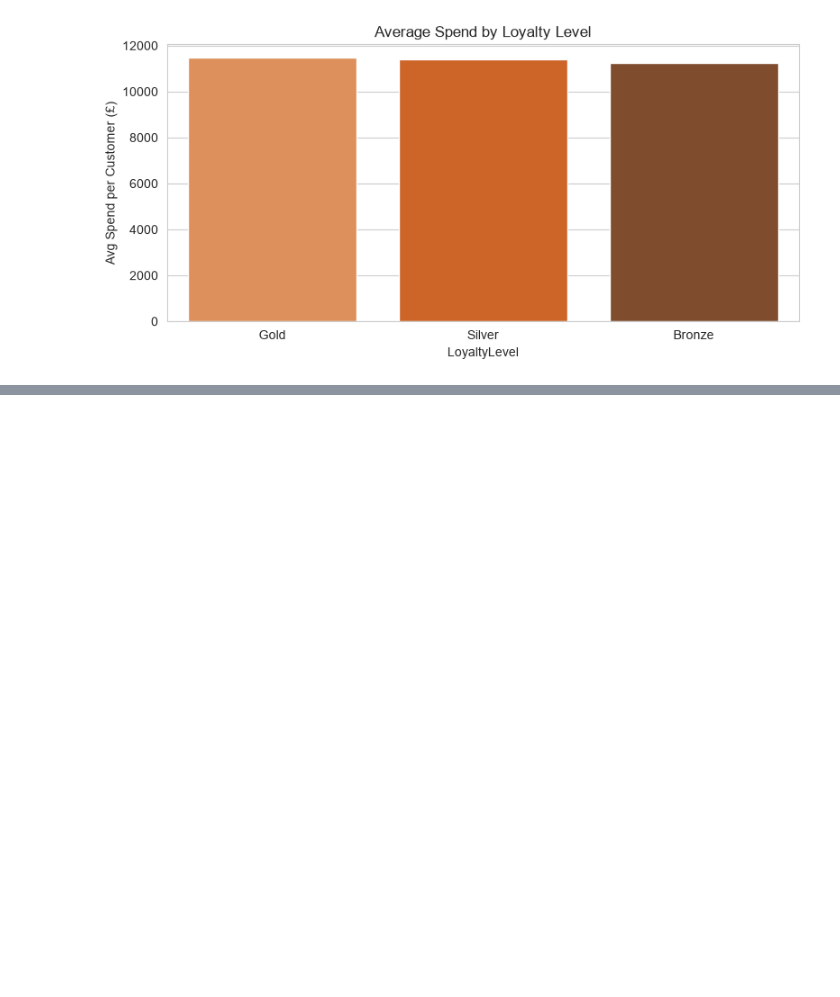
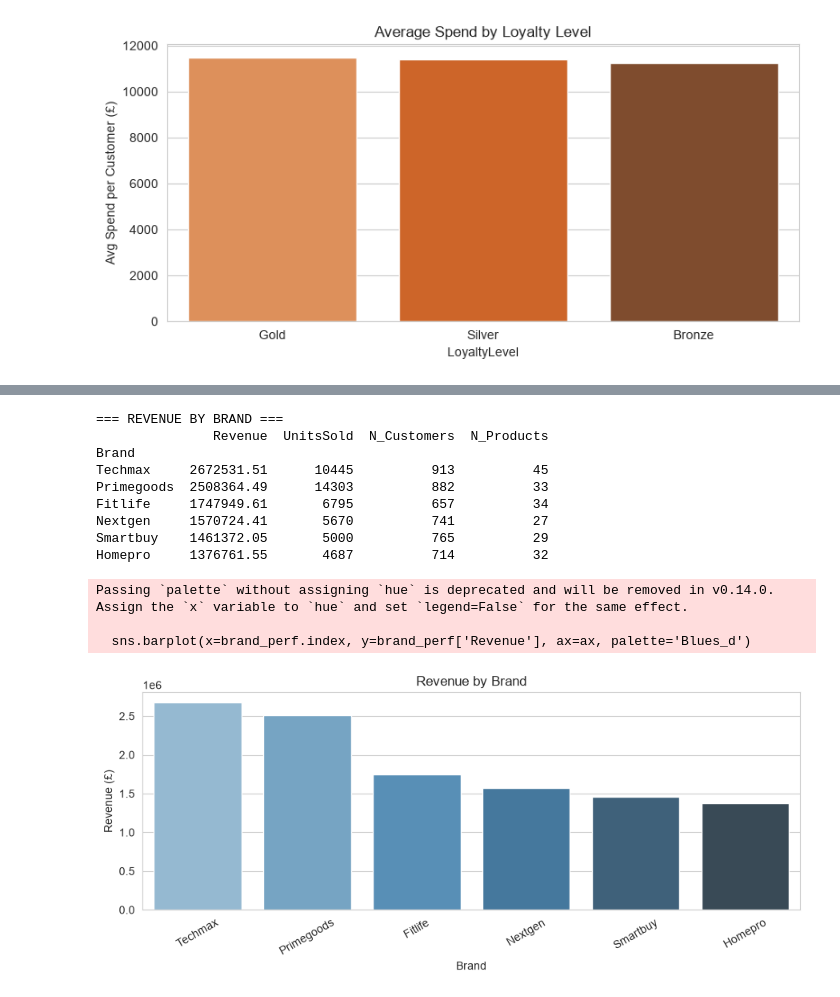
Before and after one commit to kieronisME/Research-Analytics-CA, a Jupyter notebook: Task02.ipynb, the cells around one changed output, grey strips where cells are left out. Saved outputs shown, nothing was run; the diff lists cells and outputs as text; code cells hidden in the pictures; blank space fills up the shorter version.

```diff
--- a/Task02.ipynb
+++ b/Task02.ipynb
@@ -270,0 +350,30 @@ Passing `palette` without assigning `hue` is deprecated and will be removed in v
+# %%
+brand_perf = (tx_full.groupby('Brand')
+    .agg(Revenue=('Spend','sum'),
+         UnitsSold=('PurchaseCount','sum'),
+         N_Customers=('CustomerID','nunique'),
+         N_Products=('ProductID','nunique'))
+    .round(2).sort_values('Revenue', ascending=False))
+
+print("=== REVENUE BY BRAND ===")
+print(brand_perf)
+
+fig, ax = plt.subplots(figsize=(9,4))
+sns.barplot(x=brand_perf.index, y=brand_perf['Revenue'], ax=ax, palette='Blues_d')
+ax.set_title('Revenue by Brand'); ax.set_ylabel('Revenue (£)')
+plt.xticks(rotation=30)
+plt.tight_layout(); plt.show()
+# %% [output]
+=== REVENUE BY BRAND ===
+               Revenue  UnitsSold  N_Customers  N_Products
+Brand
+Techmax     2672531.51      10445          913          45
+Primegoods  2508364.49      14303          882          33
+Fitlife     1747949.61       6795          657          34
+Nextgen     1570724.41       5670          741          27
+Smartbuy    1461372.05       5000          765          29
+Homepro     1376761.55       4687          714          32
+Passing `palette` without assigning `hue` is deprecated and will be removed in v0.14.0. Assign the `x` variable to `hue` and set `legend=False` for the same effect.
+
+  sns.barplot(x=brand_perf.index, y=brand_perf['Revenue'], ax=ax, palette='Blues_d')
+[figure, added]
```
Also changed, not shown: parts of 15 cells of this notebook, 3 other files.
